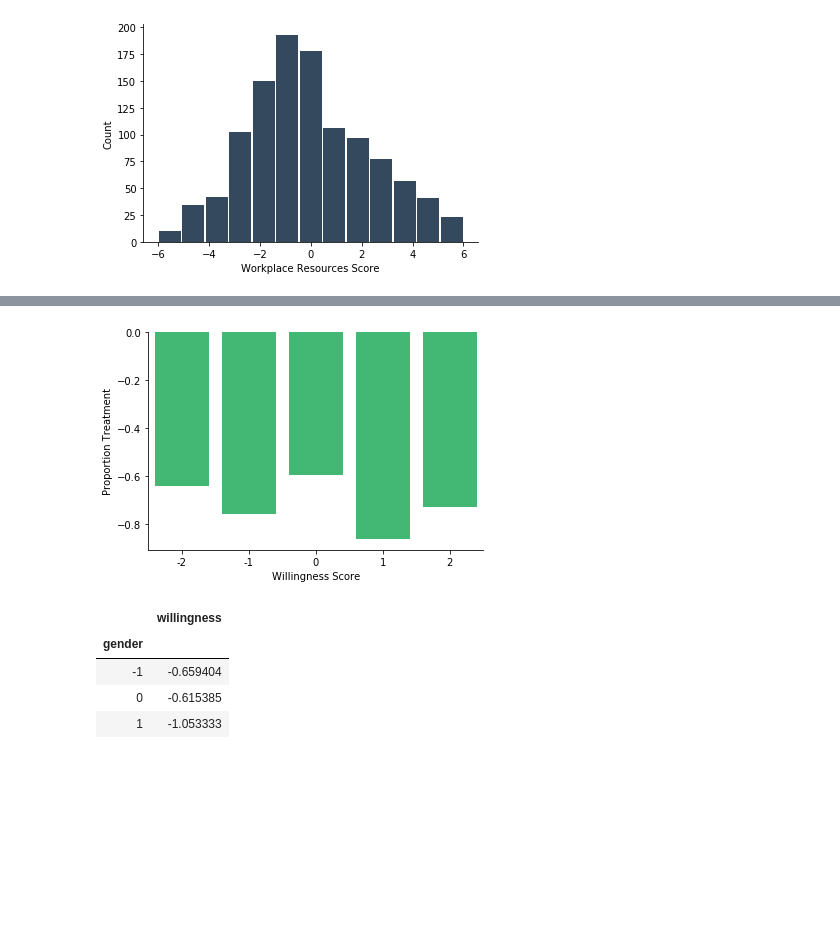
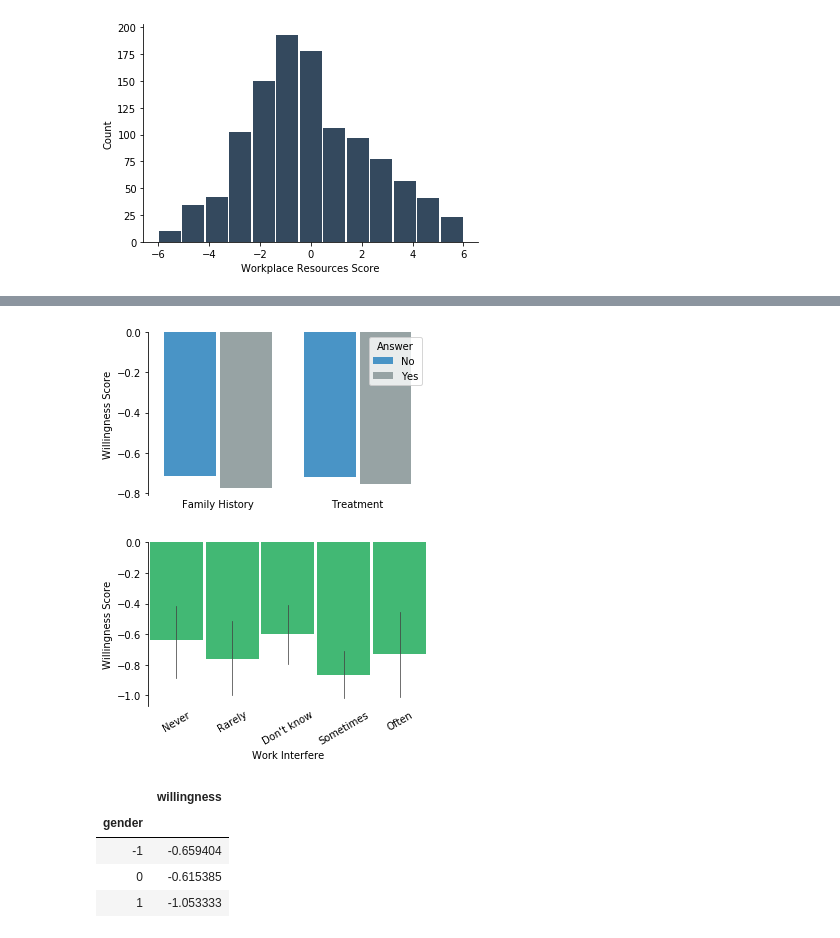
Before and after one commit to chriszapp/data-squad-32_EDA, a Jupyter notebook: eda-report-mental-health.ipynb, the cells around one changed output, grey strips where cells are left out. Saved outputs shown, nothing was run; the diff lists cells and outputs as text; code cells hidden in the pictures; blank space fills up the shorter version.

```diff
--- a/eda-report-mental-health.ipynb
+++ b/eda-report-mental-health.ipynb
@@ -407,14 +392,0 @@ sns.despine()
-# %%
-# i wanted to look at what would be some obvious variables to look at before making our final analysis.
-# for example, some might predict that people who are actually getting treatment might be more willing
-# to speak about their mental health, or not, who knows?
-
-survey_coded['treatment'].replace(to_replace=-1, value=0, inplace= True)
-label = 'Willingness Score'
-
-bars = sns.barplot(x='work_interfere', y='willingness', data= survey_coded, , color= flatui[-1])
-
-bars.set(xlabel= label, ylabel= 'Proportion Treatment')
-sns.despine()
-# %% [output]
-[figure, removed]
@@ -425,3 +393,66 @@ sns.despine()
+# %%
+# before moving on with our analysis, I would like to see what's the behavior of our
+# willingness score according to some other variables, such as family history, treatment and work interfere
+
+family_data = survey_coded.groupby('family_history').agg({'willingness':'mean'}).reset_index()
+family_data['label'] = ['Family History']*len(family_data)
+family_data.rename(columns= {'family_history':'Answer'}, inplace=True)
+
+
+treatment_data = survey_coded.groupby('treatment').agg({'willingness':'mean'}).reset_index()
+treatment_data['label'] = ['Treatment']*len(treatment_data)
+treatment_data.rename(columns= {'treatment':'Answer'}, inplace=True)
+
+
+willingness_variables = pd.concat([family_data, treatment_data], axis=0)
+willingness_variables.Answer.replace(to_replace=-1, value='No', inplace=True)
+willingness_variables.Answer.replace(to_replace=1, value='Yes', inplace=True)
+
+
+fig, ax = plt.subplots(figsize=(5, 3))
+
+bars= sns.barplot(x="label", y="willingness", hue="Answer",
+            palette= sns.color_palette(flatui[1:3]),
+            data=willingness_variables)
+
+def change_width(ax, new_value) :
+    for patch in ax.patches :
+        current_width = patch.get_width()
+        diff = current_width - new_value
+
+        # we change the bar width
+        patch.set_width(new_value)
+
+        # we recenter the bar
+        patch.set_x(patch.get_x() + diff * .5)
+
+
+change_width(ax, .37)
+sns.despine(bottom=True)
+bars.set(xlabel= '', ylabel= 'Willingness Score')
+bars.tick_params(axis='x', which='both', length=0)
+figure = bars.get_figure()
+figure.savefig('history_treatment_willingness.png')
+# %% [output]
+[figure, added]
+# %%
+xlabel = 'Work Interfere'
+ylabel = 'Willingness Score'
+
+fig, ax = plt.subplots(figsize=(5, 3))
+bars = sns.barplot(x= 'work_interfere', y= 'willingness', data= survey_coded, color= flatui[-1], errwidth=0.75)
+
+bars.set(xlabel= xlabel, ylabel= ylabel, xticklabels=['Never', 'Rarely', "Don't know", 'Sometimes', 'Often'])
+bars.set_xticklabels(['Never', 'Rarely', "Don't know", 'Sometimes', 'Often'], rotation=30)
+bars.set()
+sns.despine(bottom= True)
+change_width(ax, .95)
+bars.tick_params(axis='x', which='both', length=0)
+
+figure = bars.get_figure()
+figure.savefig('work_interfere_willingness.png')
+# %% [output]
+[figure, added]
 # %%
 gender_willingness = survey_coded.groupby('gender').agg({'willingness':'mean'})
 gender_willingness
```
Also changed, not shown: parts of 12 cells of this notebook, 6 other files.
